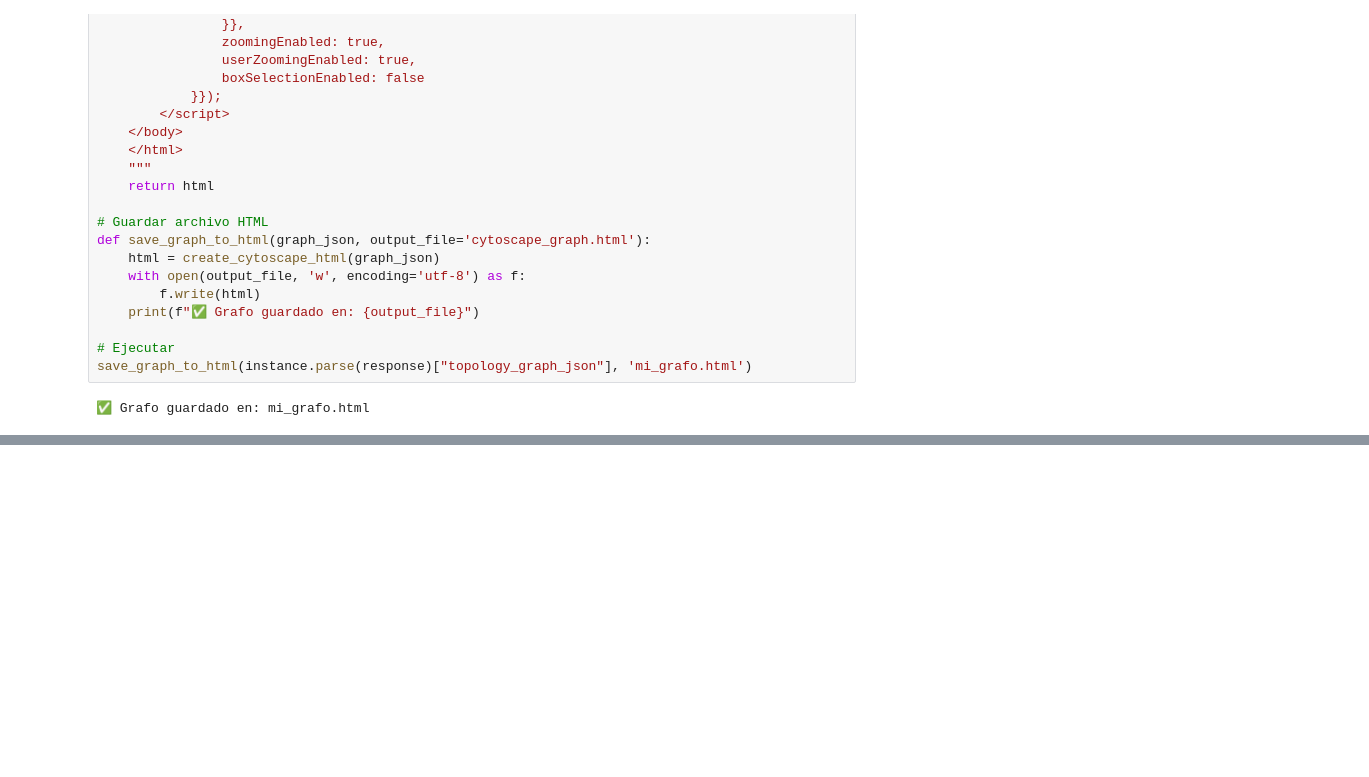
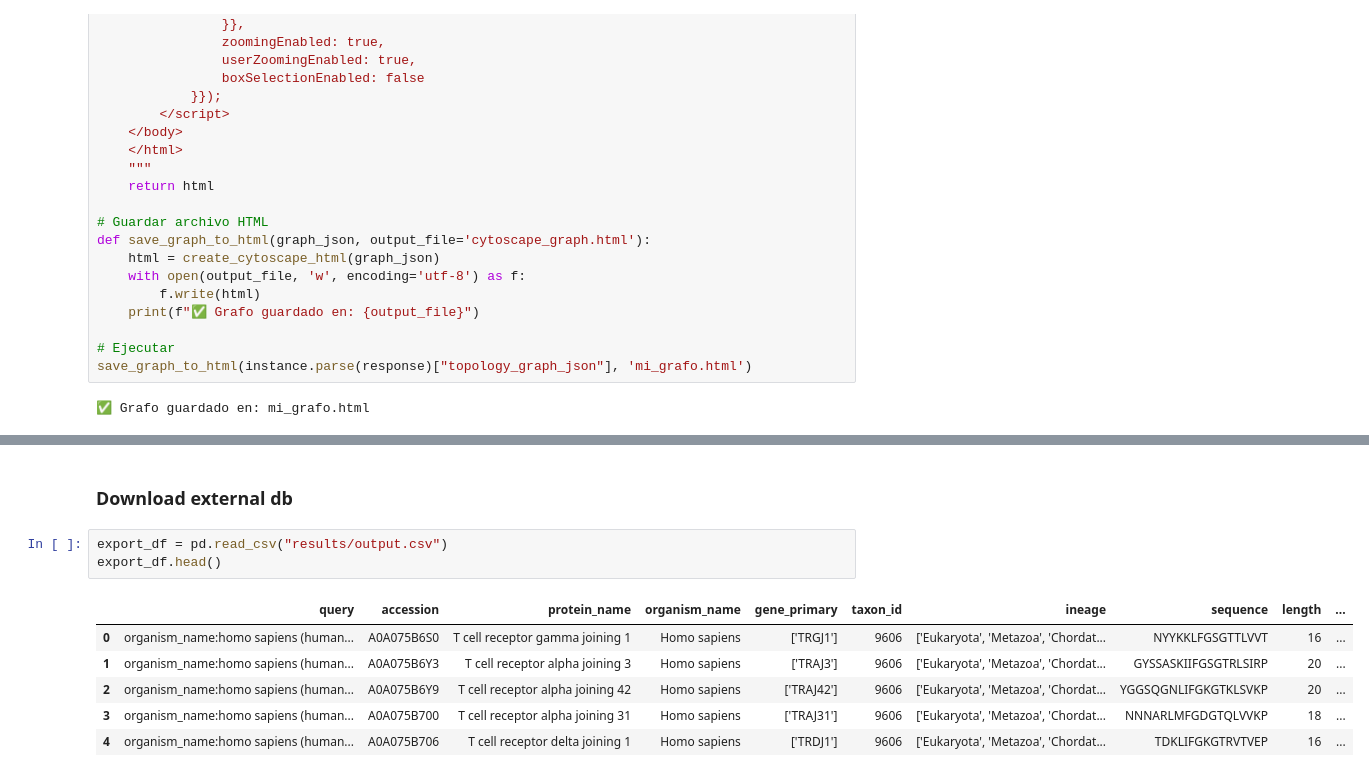
Before and after one commit to ProteinEngineering-PESB2/BioSeqDownloader, a Jupyter notebook: tests.ipynb, the cells around one changed output, grey strips where cells are left out. Cells and saved outputs as stored; diff of their text form; blank space fills up the shorter version.

```diff
--- a/tests.ipynb
+++ b/tests.ipynb
@@ -1335,0 +1558,12 @@ save_graph_to_html(instance.parse(response)["topology_graph_json"], 'mi_grafo.ht
+# %% [markdown]
+### Download external db
+# %%
+export_df = pd.read_csv("results/output.csv")
+export_df.head()
+# %% [output]
+|  | query | accession | protein_name | organism_name | gene_primary | taxon_id | ineage | sequence | length | ... |
+| 0 | organism_name:homo sapiens (human... | A0A075B6S0 | T cell receptor gamma joining 1 | Homo sapiens | ['TRGJ1'] | 9606 | ['Eukaryota', 'Metazoa', 'Chordat... | NYYKKLFGSGTTLVVT | 16 | ... |
+| 1 | organism_name:homo sapiens (human... | A0A075B6Y3 | T cell receptor alpha joining 3 | Homo sapiens | ['TRAJ3'] | 9606 | ['Eukaryota', 'Metazoa', 'Chordat... | GYSSASKIIFGSGTRLSIRP | 20 | ... |
+| 2 | organism_name:homo sapiens (human... | A0A075B6Y9 | T cell receptor alpha joining 42 | Homo sapiens | ['TRAJ42'] | 9606 | ['Eukaryota', 'Metazoa', 'Chordat... | YGGSQGNLIFGKGTKLSVKP | 20 | ... |
+| 3 | organism_name:homo sapiens (human... | A0A075B700 | T cell receptor alpha joining 31 | Homo sapiens | ['TRAJ31'] | 9606 | ['Eukaryota', 'Metazoa', 'Chordat... | NNNARLMFGDGTQLVVKP | 18 | ... |
+| 4 | organism_name:homo sapiens (human... | A0A075B706 | T cell receptor delta joining 1 | Homo sapiens | ['TRDJ1'] | 9606 | ['Eukaryota', 'Metazoa', 'Chordat... | TDKLIFGKGTRVTVEP | 16 | ... |
```
Also changed, not shown: parts of 72 cells of this notebook, 28 other files.
